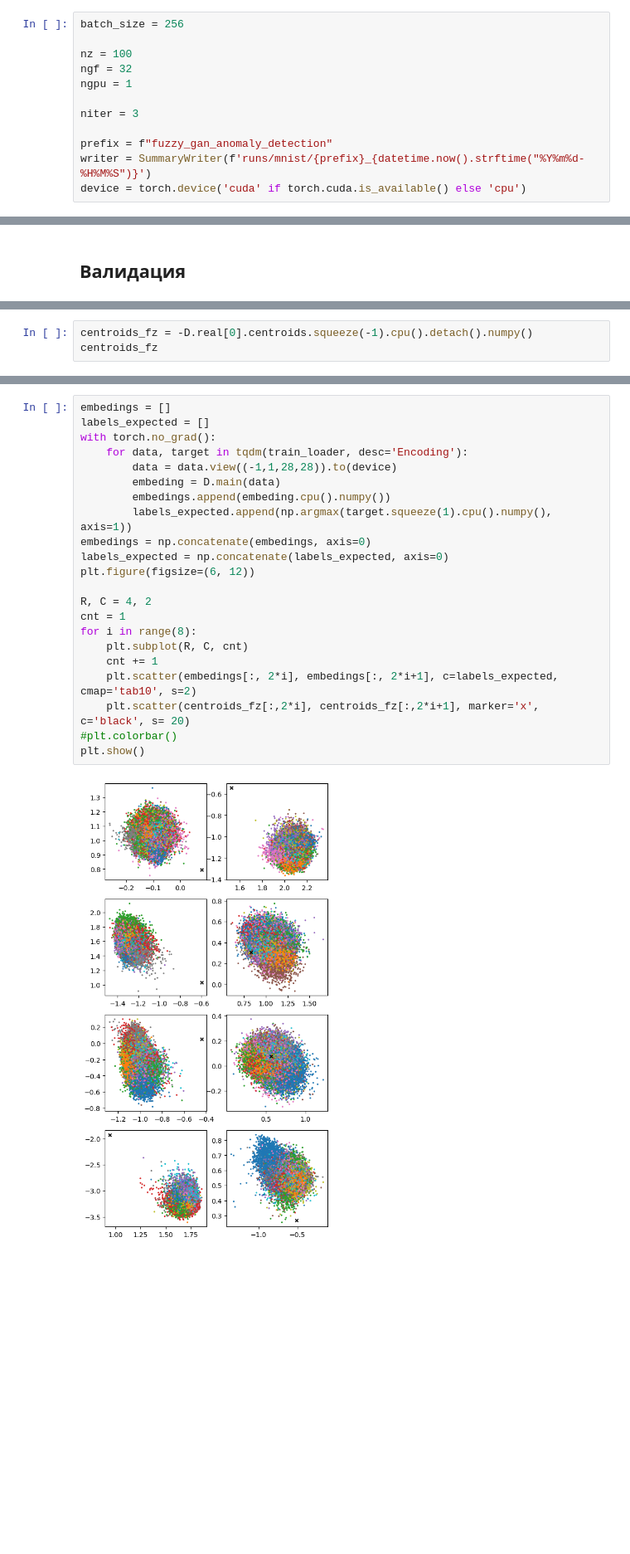
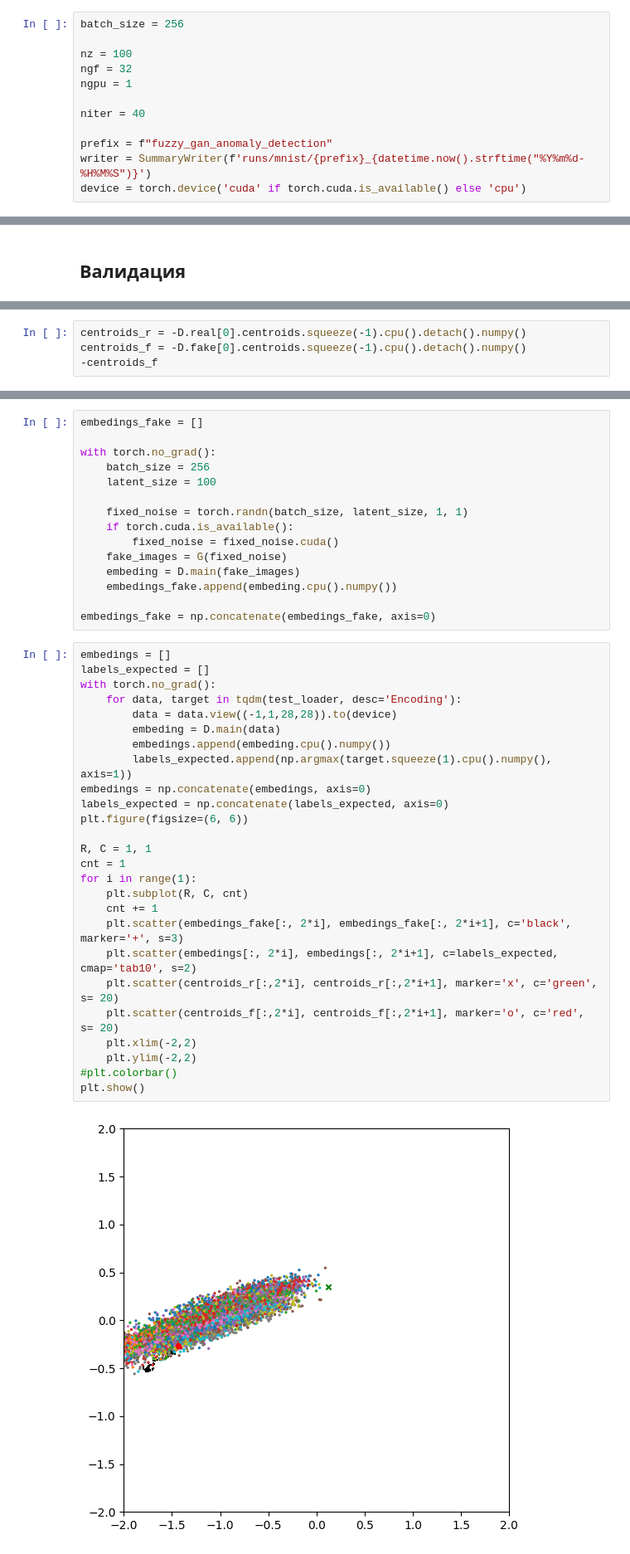
Before and after one commit to kenoma/pytorch-fuzzy, a Jupyter notebook: experiments_anomaly_detection_3.ipynb, the cells around one changed output, grey strips where cells are left out. Shown at 83% size. Saved outputs shown, nothing was run; the diff lists cells and outputs as text; blank space fills up the shorter version.

```diff
--- a/experiments_anomaly_detection_3.ipynb
+++ b/experiments_anomaly_detection_3.ipynb
@@ -24,7 +24,7 @@ nz = 100
 ngf = 32
 ngpu = 1
 
-niter = 3
+niter = 40
 
 prefix = f"fuzzy_gan_anomaly_detection"
 writer = SummaryWriter(f'runs/mnist/{prefix}_{datetime.now().strftime("%Y%m%d-%H%M%S")}')
@@ -451,4 +479,5 @@ with torch.no_grad():
 # %%
-centroids_fz = -D.real[0].centroids.squeeze(-1).cpu().detach().numpy()
-centroids_fz
+centroids_r = -D.real[0].centroids.squeeze(-1).cpu().detach().numpy()
+centroids_f = -D.fake[0].centroids.squeeze(-1).cpu().detach().numpy()
+-centroids_f
 # %% [output]
@@ -459,24 +485,43 @@ array([[ 0.07900659,  0.7960368 ,  1.5235962 , -0.54379386, -0.59563994,
+# %%
+embedings_fake = []
+
+with torch.no_grad():
+    batch_size = 256
+    latent_size = 100
+
+    fixed_noise = torch.randn(batch_size, latent_size, 1, 1)
+    if torch.cuda.is_available():
+        fixed_noise = fixed_noise.cuda()
+    fake_images = G(fixed_noise)
+    embeding = D.main(fake_images)
+    embedings_fake.append(embeding.cpu().numpy())
+
+embedings_fake = np.concatenate(embedings_fake, axis=0)
 # %%
 embedings = []
 labels_expected = []
 with torch.no_grad():
-    for data, target in tqdm(train_loader, desc='Encoding'):
+    for data, target in tqdm(test_loader, desc='Encoding'):
         data = data.view((-1,1,28,28)).to(device)
         embeding = D.main(data)
         embedings.append(embeding.cpu().numpy())
         labels_expected.append(np.argmax(target.squeeze(1).cpu().numpy(), axis=1))
 embedings = np.concatenate(embedings, axis=0)
 labels_expected = np.concatenate(labels_expected, axis=0)
-plt.figure(figsize=(6, 12))
+plt.figure(figsize=(6, 6))
 
-R, C = 4, 2
+R, C = 1, 1
 cnt = 1
-for i in range(8):
+for i in range(1):
     plt.subplot(R, C, cnt)
     cnt += 1
+    plt.scatter(embedings_fake[:, 2*i], embedings_fake[:, 2*i+1], c='black', marker='+', s=3)
     plt.scatter(embedings[:, 2*i], embedings[:, 2*i+1], c=labels_expected, cmap='tab10', s=2)
-    plt.scatter(centroids_fz[:,2*i], centroids_fz[:,2*i+1], marker='x', c='black', s= 20)
+    plt.scatter(centroids_r[:,2*i], centroids_r[:,2*i+1], marker='x', c='green', s= 20)
+    plt.scatter(centroids_f[:,2*i], centroids_f[:,2*i+1], marker='o', c='red', s= 20)
+    plt.xlim(-2,2)
+    plt.ylim(-2,2)
 #plt.colorbar()
 plt.show()
 # %% [output]
-[figure, old version]
+[figure, new version]
```
Also changed, not shown: parts of 14 cells of this notebook, 2 other files.
